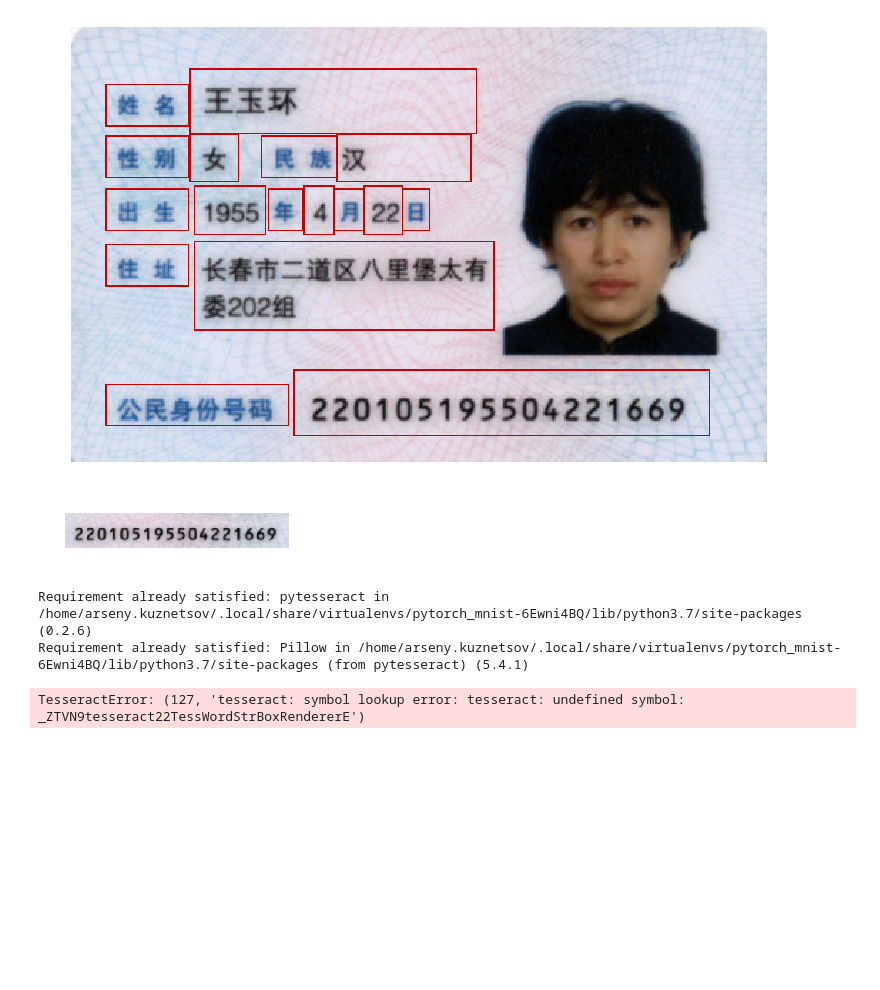
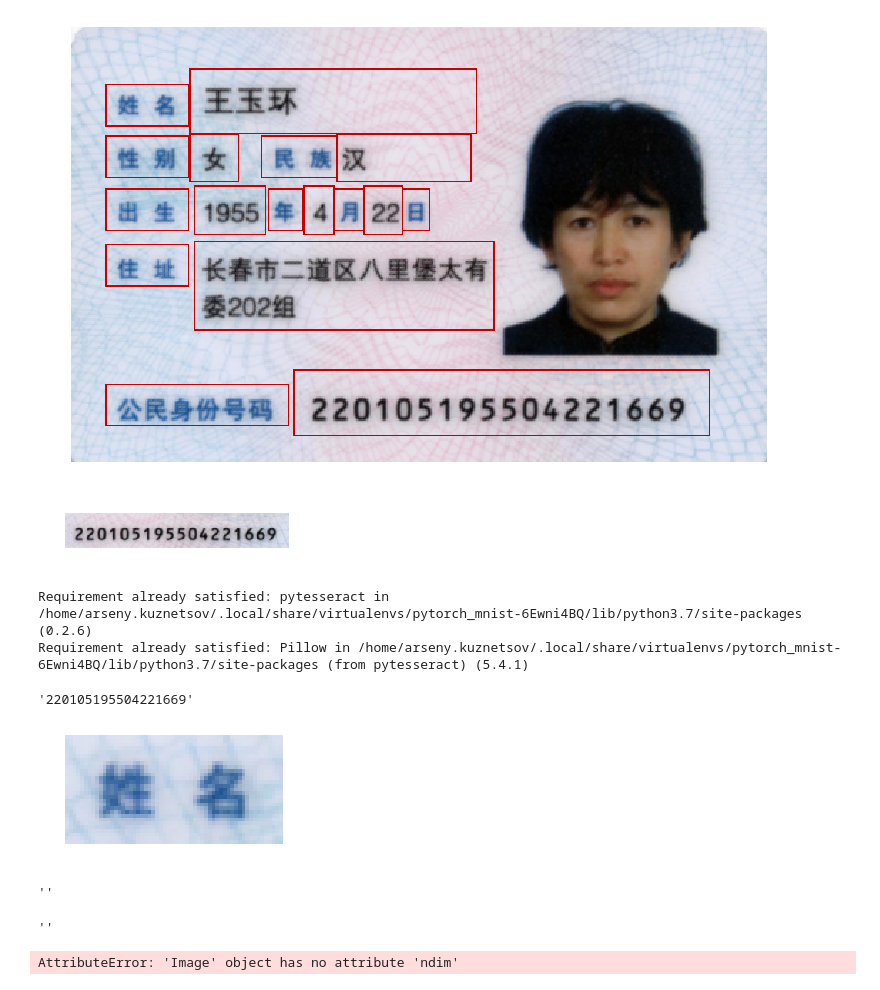
Before and after one commit to sdlm/pytorch_mnist, a Jupyter notebook: final_pipeline.ipynb, the cells around one changed output. Saved outputs shown, nothing was run; the diff lists cells and outputs as text; code cells hidden in the pictures; blank space fills up the shorter version.

Commit message:
add tesseract to pipline

```diff
--- a/final_pipeline.ipynb
+++ b/final_pipeline.ipynb
@@ -209,17 +209,16 @@ axes.imshow(canvas);
 # %% [output]
 [figure]
 # %%
-# canvas = reversed_croped_card.copy()
 box_int = box_coords[-1]
 
 a1, a2 = box_int.min(axis=0), box_int.max(axis=0)
 number_img = reversed_croped_card[a1[1]:a2[1], a1[0]:a2[0]]
+
+fig, axes = plt.subplots(1, 1, figsize=(4, 2 ))
+axes.set_axis_off()
+axes.imshow(number_img);
+# %% [output]
+[figure, added]
-# %%
-fig, axes = plt.subplots(1, 1, figsize=(4, 2 ))
-axes.set_axis_off()
-axes.imshow(number_img);
-# %% [output]
-[figure, removed]
 # %%
 !pip install pytesseract
 # %% [output]
@@ -233,5 +232,29 @@ from difflib import SequenceMatcher
 im = Image.fromarray(number_img)
 predict_val = pytesseract.image_to_string(im, lang='eng')
 predict_val = predict_val.replace(' ', '')
+predict_val
 # %% [output]
-TesseractError: (127, 'tesseract: symbol lookup error: tesseract: undefined symbol: _ZTVN9tesseract22TessWordStrBoxRendererE')
+'220105195504221669'
+# %%
+box_int = box_coords[0]
+
+a1, a2 = box_int.min(axis=0), box_int.max(axis=0)
+name_img = reversed_croped_card[a1[1]:a2[1], a1[0]:a2[0]]
+
+fig, axes = plt.subplots(1, 1, figsize=(4, 2 ))
+axes.set_axis_off()
+axes.imshow(name_img);
+# %% [output]
+[figure, added]
+# %%
+pytesseract.image_to_string(Image.fromarray(name_img), lang='chi_sim')
+# %% [output]
+''
+# %%
+pytesseract.image_to_string(Image.fromarray(name_img), lang='chi_tra')
+# %% [output]
+''
+# %%
+pil_name_img_brighter = iaa.Multiply(1.5).augment_image(pil_name_img)
+# %% [output]
+AttributeError: 'Image' object has no attribute 'ndim'
```
